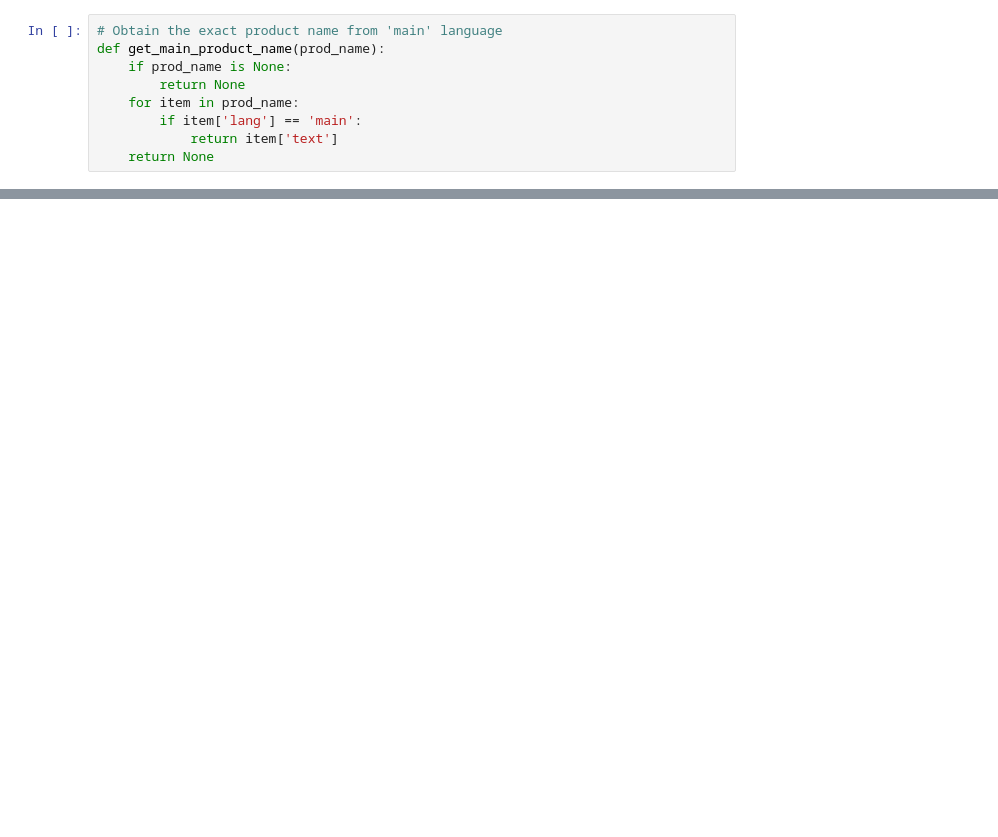
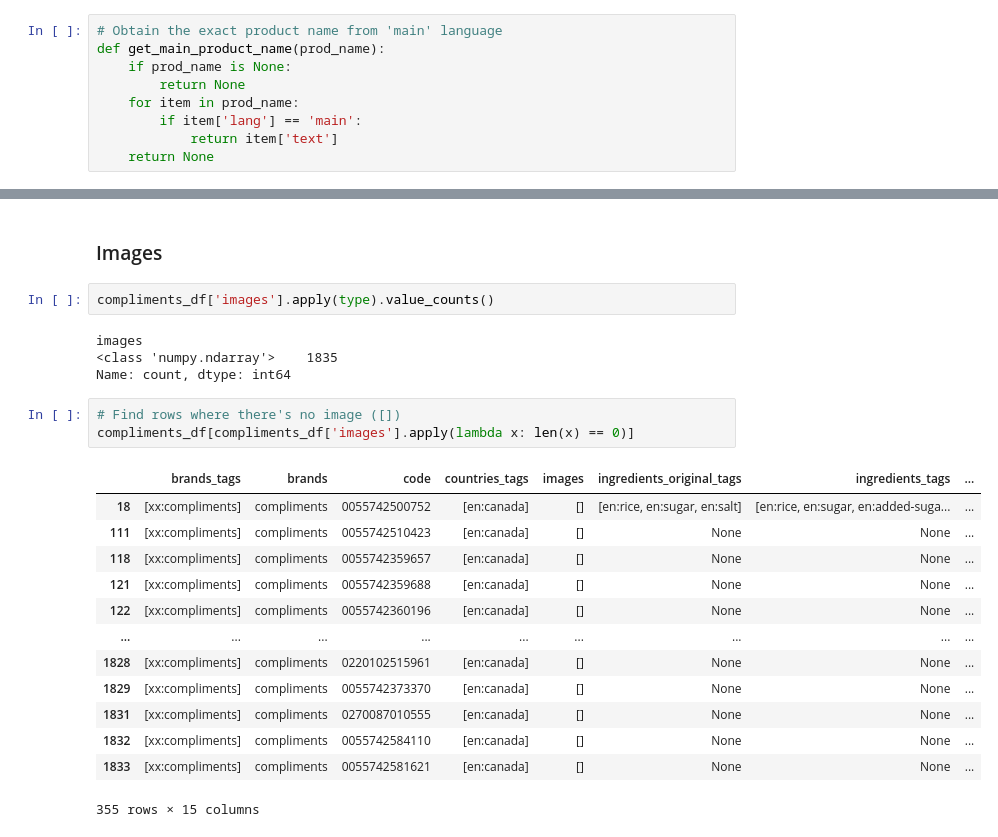
Before and after one commit to offCanada/off-canada-olap-prototype, a Jupyter notebook: pipeline/data_cleaning_compliments.ipynb, the cells around one changed output, grey strips where cells are left out. Cells and saved outputs as stored; diff of their text form; blank space fills up the shorter version.

```diff
--- a/pipeline/data_cleaning_compliments.ipynb
+++ b/pipeline/data_cleaning_compliments.ipynb
@@ -59,0 +333,25 @@ compliments_df['quantity'].unique()
+# %% [markdown]
+### Images
+# %%
+compliments_df['images'].apply(type).value_counts()
+# %% [output]
+images
+<class 'numpy.ndarray'>    1835
+Name: count, dtype: int64
+# %%
+# Find rows where there's no image ([])
+compliments_df[compliments_df['images'].apply(lambda x: len(x) == 0)]
+# %% [output]
+|  | brands_tags | brands | code | countries_tags | images | ingredients_original_tags | ingredients_tags | ... |
+| 18 | [xx:compliments] | compliments | 0055742500752 | [en:canada] | [] | [en:rice, en:sugar, en:salt] | [en:rice, en:sugar, en:added-suga... | ... |
+| 111 | [xx:compliments] | compliments | 0055742510423 | [en:canada] | [] | None | None | ... |
+| 118 | [xx:compliments] | compliments | 0055742359657 | [en:canada] | [] | None | None | ... |
+| 121 | [xx:compliments] | compliments | 0055742359688 | [en:canada] | [] | None | None | ... |
+| 122 | [xx:compliments] | compliments | 0055742360196 | [en:canada] | [] | None | None | ... |
+| ... | ... | ... | ... | ... | ... | ... | ... | ... |
+| 1828 | [xx:compliments] | compliments | 0220102515961 | [en:canada] | [] | None | None | ... |
+| 1829 | [xx:compliments] | compliments | 0055742373370 | [en:canada] | [] | None | None | ... |
+| 1831 | [xx:compliments] | compliments | 0270087010555 | [en:canada] | [] | None | None | ... |
+| 1832 | [xx:compliments] | compliments | 0055742584110 | [en:canada] | [] | None | None | ... |
+| 1833 | [xx:compliments] | compliments | 0055742581621 | [en:canada] | [] | None | None | ... |
+355 rows × 15 columns
```
Also changed, not shown: parts of 50 cells of this notebook.
